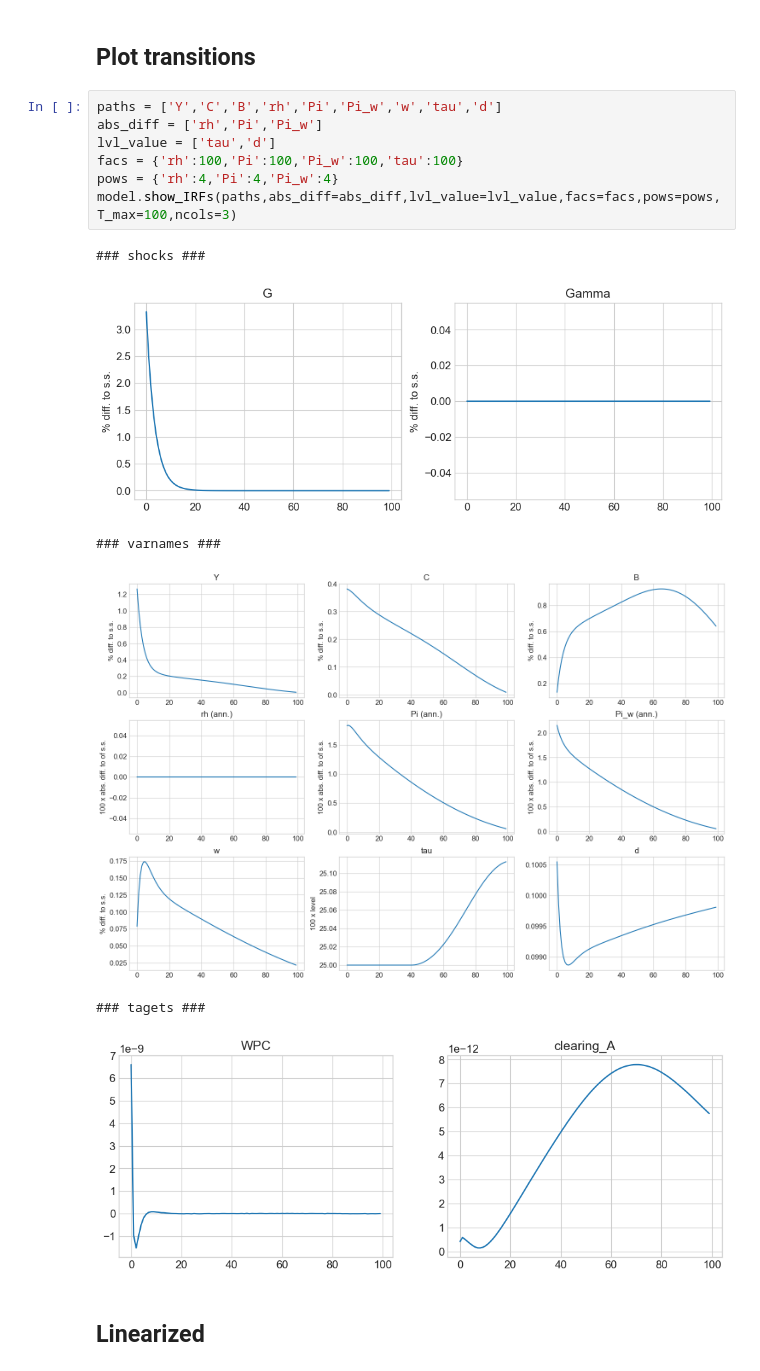
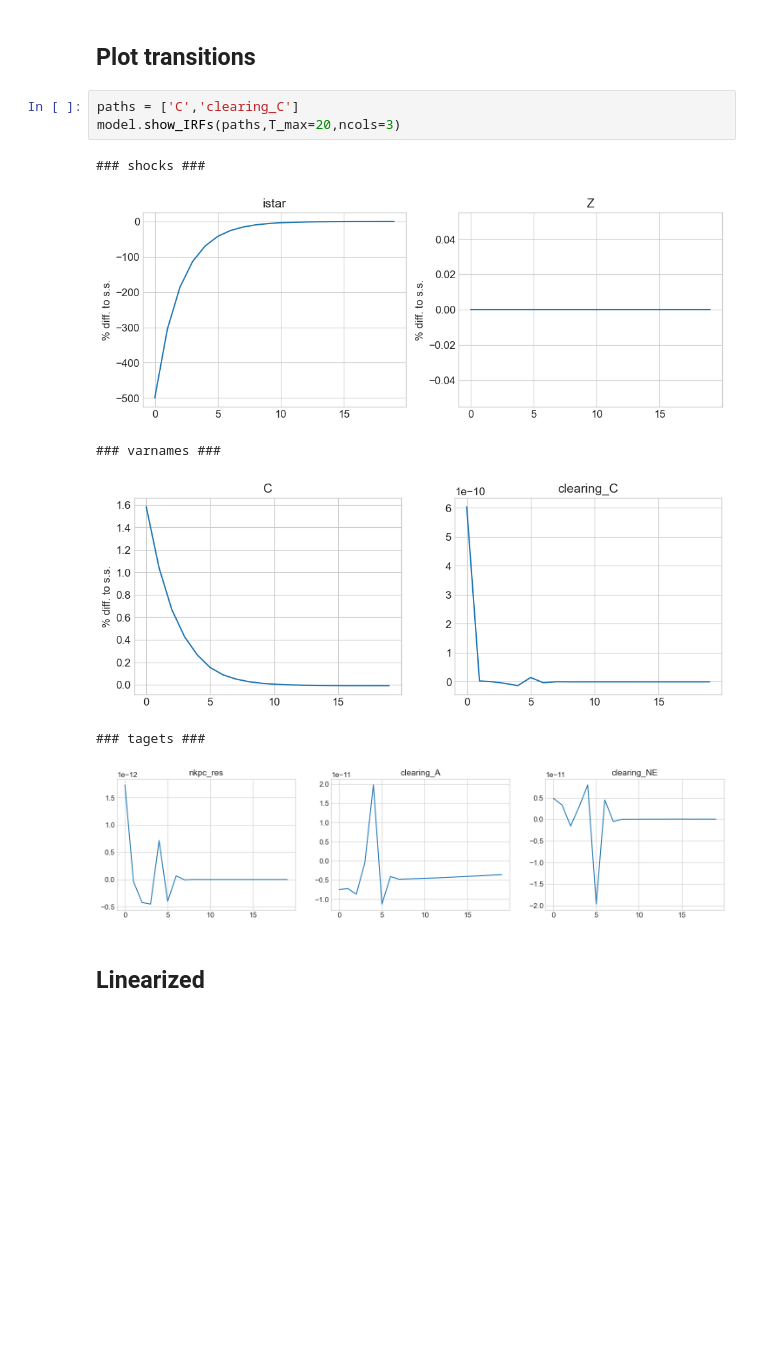
Before and after one commit to NumEconCopenhagen/GEModelToolsNotebooks, a Jupyter notebook: HANK/HANK.ipynb, the cells around one changed output. Cells and saved outputs as stored; diff of their text form; blank space fills up the shorter version.

```diff
--- a/HANK/HANK.ipynb
+++ b/HANK/HANK.ipynb
@@ -354,19 +201,15 @@ transition path found in 6.5 secs
 # %% [markdown]
 ## Plot transitions
-# %%
-paths = ['Y','C','B','rh','Pi','Pi_w','w','tau','d']
-abs_diff = ['rh','Pi','Pi_w']
-lvl_value = ['tau','d']
-facs = {'rh':100,'Pi':100,'Pi_w':100,'tau':100}
-pows = {'rh':4,'Pi':4,'Pi_w':4}
-model.show_IRFs(paths,abs_diff=abs_diff,lvl_value=lvl_value,facs=facs,pows=pows,T_max=100,ncols=3)
-# %% [output]
-### shocks ###
-[figure, removed]
-### varnames ###
-[figure, removed]
-### tagets ###
-[figure, removed]
+# %%
+paths = ['C','clearing_C']
+model.show_IRFs(paths,T_max=20,ncols=3)
+# %% [output]
+### shocks ###
+[figure, added]
+### varnames ###
+[figure, added]
+### tagets ###
+[figure, added]
 # %% [markdown]
 ## Linearized
 # %%
```
Also changed, not shown: parts of 26 cells of this notebook, 10 other files.
